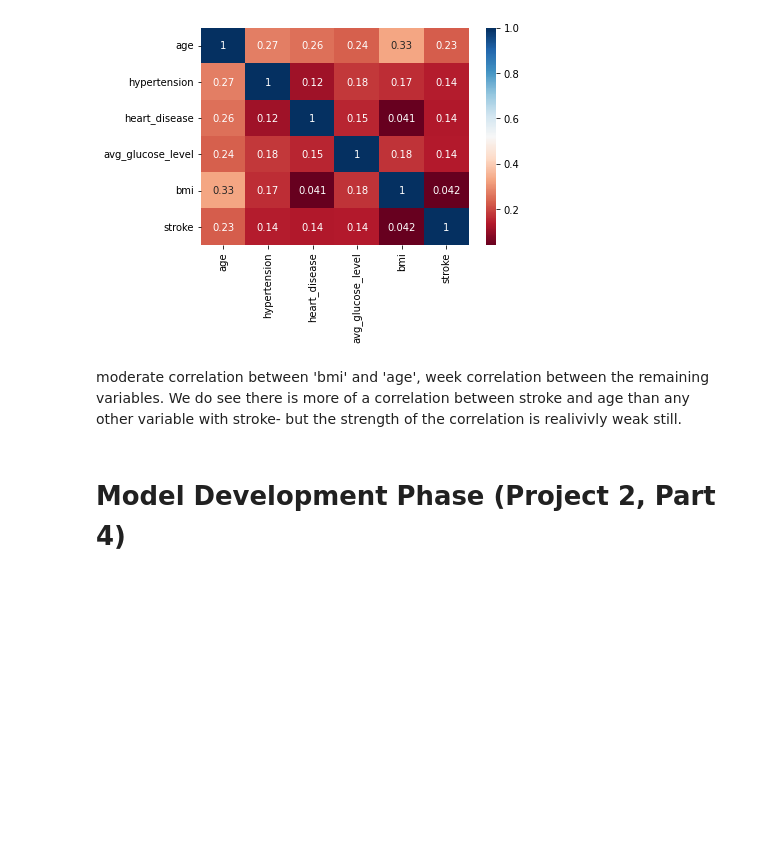
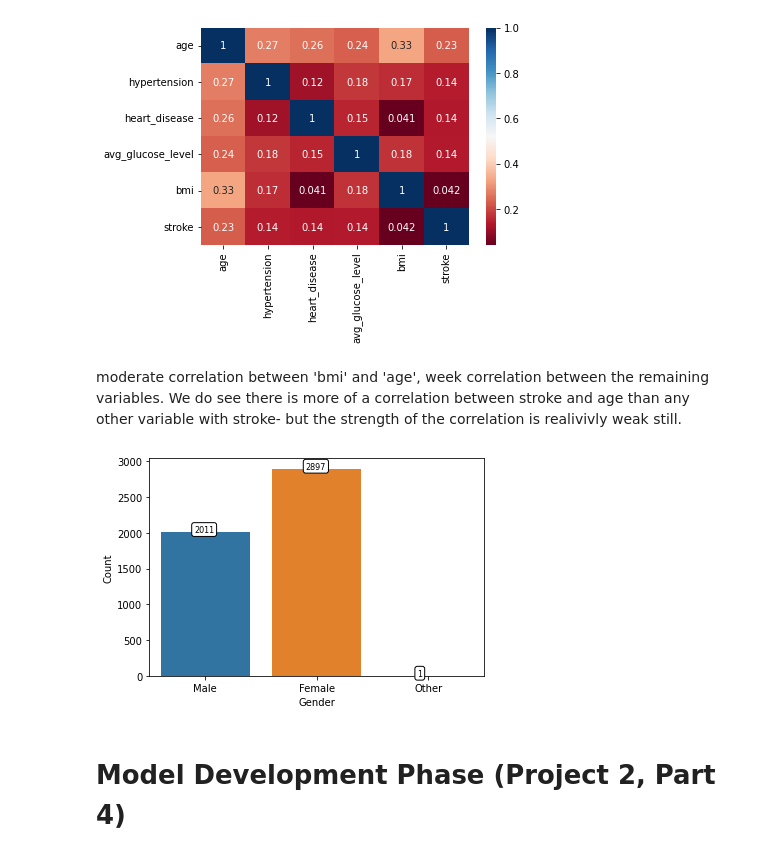
Before and after one commit to amandabenjamin/Predicting-Strokes, a Jupyter notebook: Project_2_Stroke_Prediction.ipynb, the cells around one changed output. Cells and saved outputs as stored; diff of their text form; code cells hidden in the pictures; blank space fills up the shorter version.

```diff
--- a/Project_2_Stroke_Prediction.ipynb
+++ b/Project_2_Stroke_Prediction.ipynb
@@ -216,6 +218,17 @@ ax = sns.heatmap(df.corr(), cmap = 'RdBu', annot = True)
 [figure]
 # %% [markdown]
 moderate correlation between 'bmi' and 'age', week correlation between the remaining variables. We do see there is more of a correlation between stroke and age than any other variable with stroke- but the strength of the correlation is realivivly weak still.
+# %%
+g = sns.countplot(x="gender", data=df)
+g.set_xlabel('Gender')
+g.set_ylabel('Count')
+
+for p in g.patches:
+    an = g.annotate(str(int(p.get_height())), (p.get_x() + 0.3, p.get_height()))
+    an.set_size(8)
+    an.set_bbox(dict(facecolor='white', boxstyle='round',lw=1, edgecolor='k'))
+# %% [output]
+[figure, added]
 # %% [markdown]
 # Model Development Phase (Project 2, Part 4)
 # %% [markdown]
```
Also changed, not shown: parts of 15 cells of this notebook.
